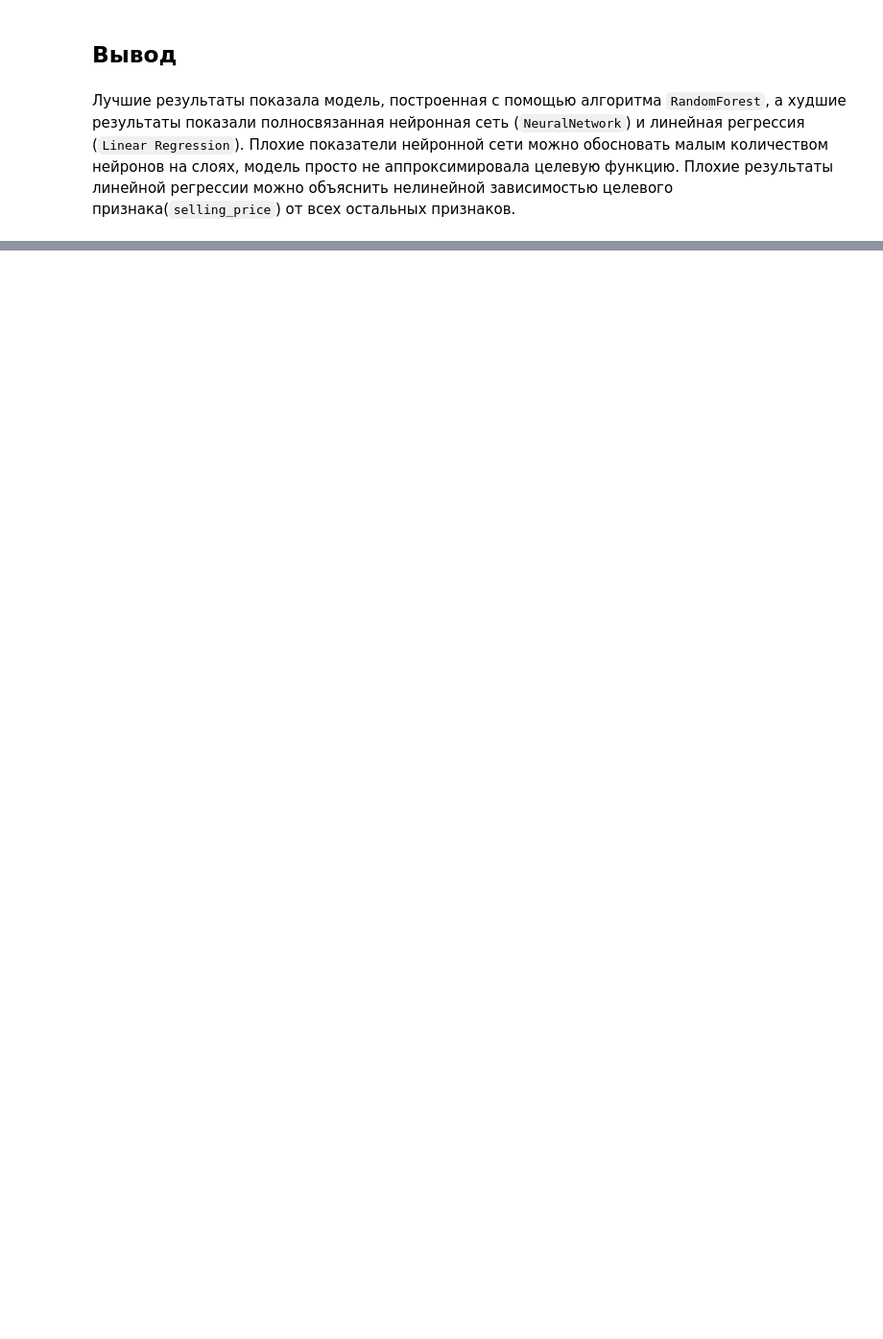
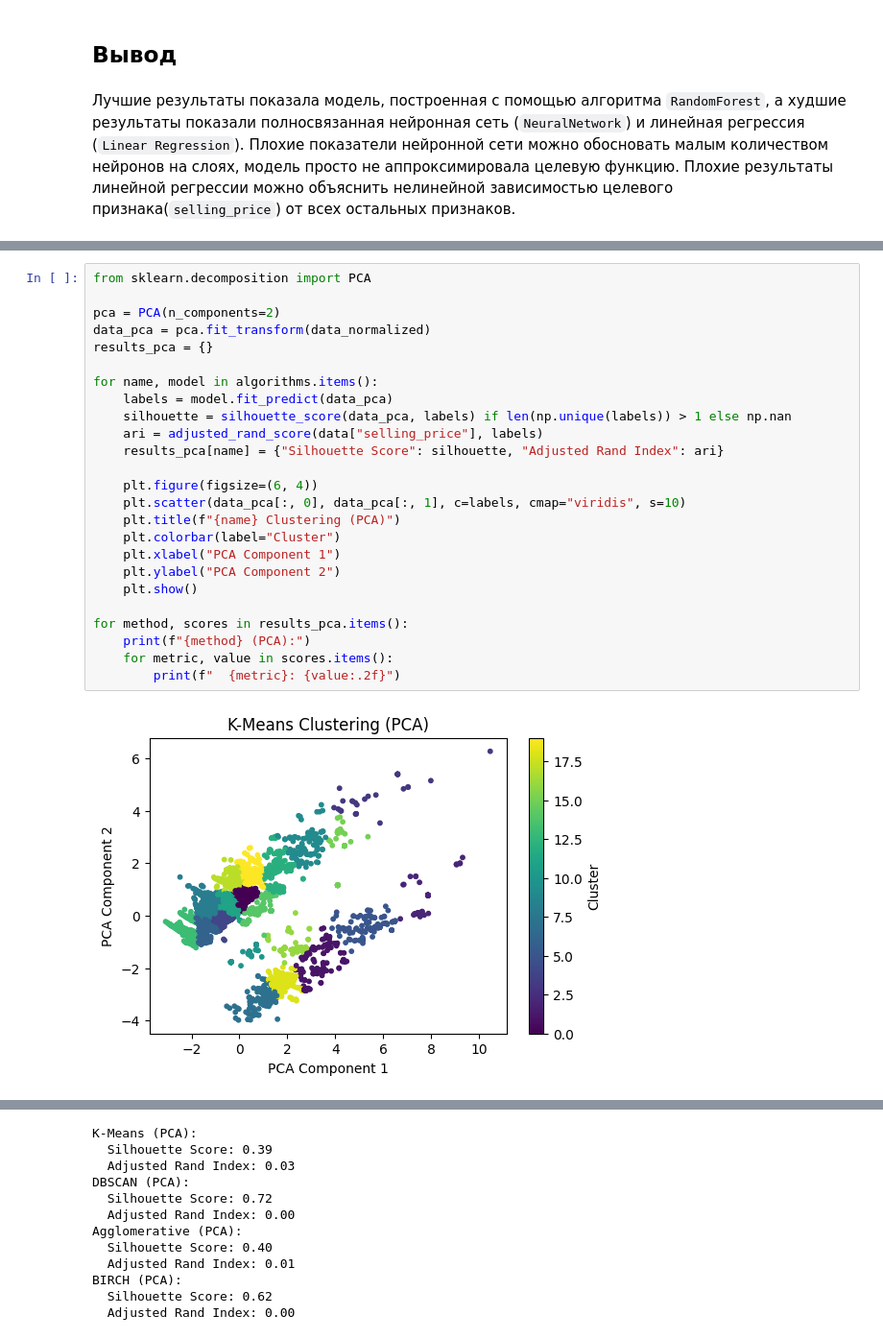
Before and after one commit to ismukhin/ml-course, a Jupyter notebook: regression_car_price.ipynb, the cells around one changed output, grey strips where cells are left out. Shown at 96% size. Saved outputs shown, nothing was run; the diff lists cells and outputs as text; blank space fills up the shorter version.

```diff
--- a/regression_car_price.ipynb
+++ b/regression_car_price.ipynb
@@ -424,0 +602,27 @@ Gradient Boosting                0.980489  0.960524
+# %%
+from sklearn.decomposition import PCA
+
+pca = PCA(n_components=2)
+data_pca = pca.fit_transform(data_normalized)
+results_pca = {}
+
+for name, model in algorithms.items():
+    labels = model.fit_predict(data_pca)
+    silhouette = silhouette_score(data_pca, labels) if len(np.unique(labels)) > 1 else np.nan
+    ari = adjusted_rand_score(data["selling_price"], labels)
+    results_pca[name] = {"Silhouette Score": silhouette, "Adjusted Rand Index": ari}
+
+    plt.figure(figsize=(6, 4))
+    plt.scatter(data_pca[:, 0], data_pca[:, 1], c=labels, cmap="viridis", s=10)
+    plt.title(f"{name} Clustering (PCA)")
+    plt.colorbar(label="Cluster")
+    plt.xlabel("PCA Component 1")
+    plt.ylabel("PCA Component 2")
+    plt.show()
+
+for method, scores in results_pca.items():
+    print(f"{method} (PCA):")
+    for metric, value in scores.items():
+        print(f"  {metric}: {value:.2f}")
+# %% [output]
+[figure, added]
@@ -424,0 +632,12 @@ Gradient Boosting                0.980489  0.960524
+K-Means (PCA):
+  Silhouette Score: 0.39
+  Adjusted Rand Index: 0.03
+DBSCAN (PCA):
+  Silhouette Score: 0.72
+  Adjusted Rand Index: 0.00
+Agglomerative (PCA):
+  Silhouette Score: 0.40
+  Adjusted Rand Index: 0.01
+BIRCH (PCA):
+  Silhouette Score: 0.62
+  Adjusted Rand Index: 0.00
```
Also changed, not shown: parts of 13 cells of this notebook.
